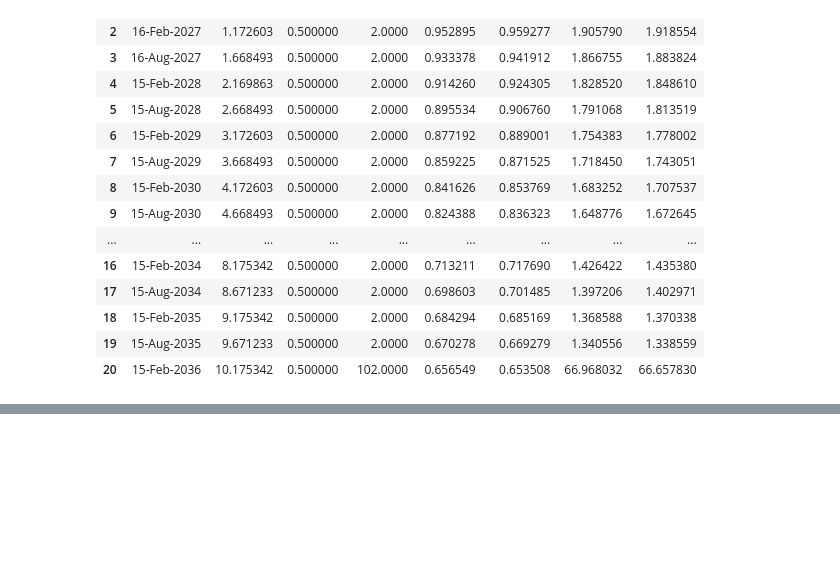
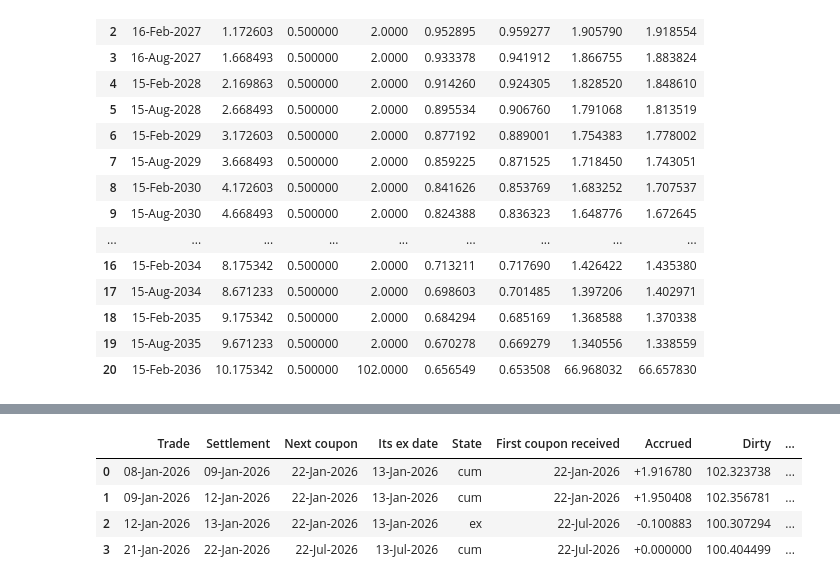
Before and after one commit to sebgur/SDev.Python, a Jupyter notebook: notebooks/rates/bonds.ipynb, the cells around one changed output, grey strips where cells are left out. Cells and saved outputs as stored; diff of their text form; code cells hidden in the pictures; blank space fills up the shorter version.

```diff
--- a/notebooks/rates/bonds.ipynb
+++ b/notebooks/rates/bonds.ipynb
@@ -289,0 +294,28 @@ flows_df.style.format({'Payment': '{:%d-%b-%Y}', 'Accrual': '{:.6f}', 'Time': '{
+# %%
+# Gilt ex-dividend period
+# UKT 4.125% 22-Jul-2029, coupons 22 Jan / 22 Jul. The 22-Jan-2026 coupon goes ex-dividend 7 London business days
+# earlier, on 13-Jan-2026: buyers settling on or after that date don't get it, and pay negative accrued instead
+gilt = sch.make_bond_scheduler(dt.date(2019, 1, 22), dt.date(2029, 7, 22), GILT)
+gilt_coupon, gilt_yield = 0.04125, 0.04
+rows = []
+for trade in [dt.date(2026, 1, 8), dt.date(2026, 1, 9), dt.date(2026, 1, 12), dt.date(2026, 1, 21)]:
+    gilt_settle = bq.settlement_date(trade, GILT)
+    gilt_bf = bonds.bond_flows(gilt, gilt_settle)
+    next_coupon = int(np.searchsorted(gilt.accrual_dates()[1], np.datetime64(gilt_settle, 'D'), side='right'))
+    gilt_dirty = bonds.dirty_from_yield(gilt_bf, gilt_coupon, gilt_yield)
+    gilt_accrued = bonds.accrued_interest(gilt_bf, gilt_coupon)
+    rows.append({'Trade': trade, 'Settlement': gilt_settle, 'Next coupon': sch.to_date(gilt.schedule.payment[next_coupon]),
+                 'Its ex date': gilt.ex_coupon_date(next_coupon), 'State': 'ex' if gilt_bf.ex_coupon else 'cum',
+                 'First coupon received': sch.to_date(gilt_bf.payment[0]), 'Accrued': gilt_accrued,
+                 'Dirty': gilt_dirty, 'Clean': gilt_dirty - gilt_accrued})
+
+gilt_df = pd.DataFrame(rows)
+gilt_df.style.format({c: '{:%d-%b-%Y}' for c in ['Trade', 'Settlement', 'Next coupon', 'Its ex date',
+                                                 'First coupon received']} | {'Accrued': '{:+.6f}', 'Dirty': '{:.6f}',
+                                                                              'Clean': '{:.6f}'})
+# %% [output]
+|  | Trade | Settlement | Next coupon | Its ex date | State | First coupon received | Accrued | Dirty | ... |
+| 0 | 08-Jan-2026 | 09-Jan-2026 | 22-Jan-2026 | 13-Jan-2026 | cum | 22-Jan-2026 | +1.916780 | 102.323738 | ... |
+| 1 | 09-Jan-2026 | 12-Jan-2026 | 22-Jan-2026 | 13-Jan-2026 | cum | 22-Jan-2026 | +1.950408 | 102.356781 | ... |
+| 2 | 12-Jan-2026 | 13-Jan-2026 | 22-Jan-2026 | 13-Jan-2026 | ex | 22-Jul-2026 | -0.100883 | 100.307294 | ... |
+| 3 | 21-Jan-2026 | 22-Jan-2026 | 22-Jul-2026 | 13-Jul-2026 | cum | 22-Jul-2026 | +0.000000 | 100.404499 | ... |
```
Also changed, not shown: parts of 5 cells of this notebook, 3 other files.
